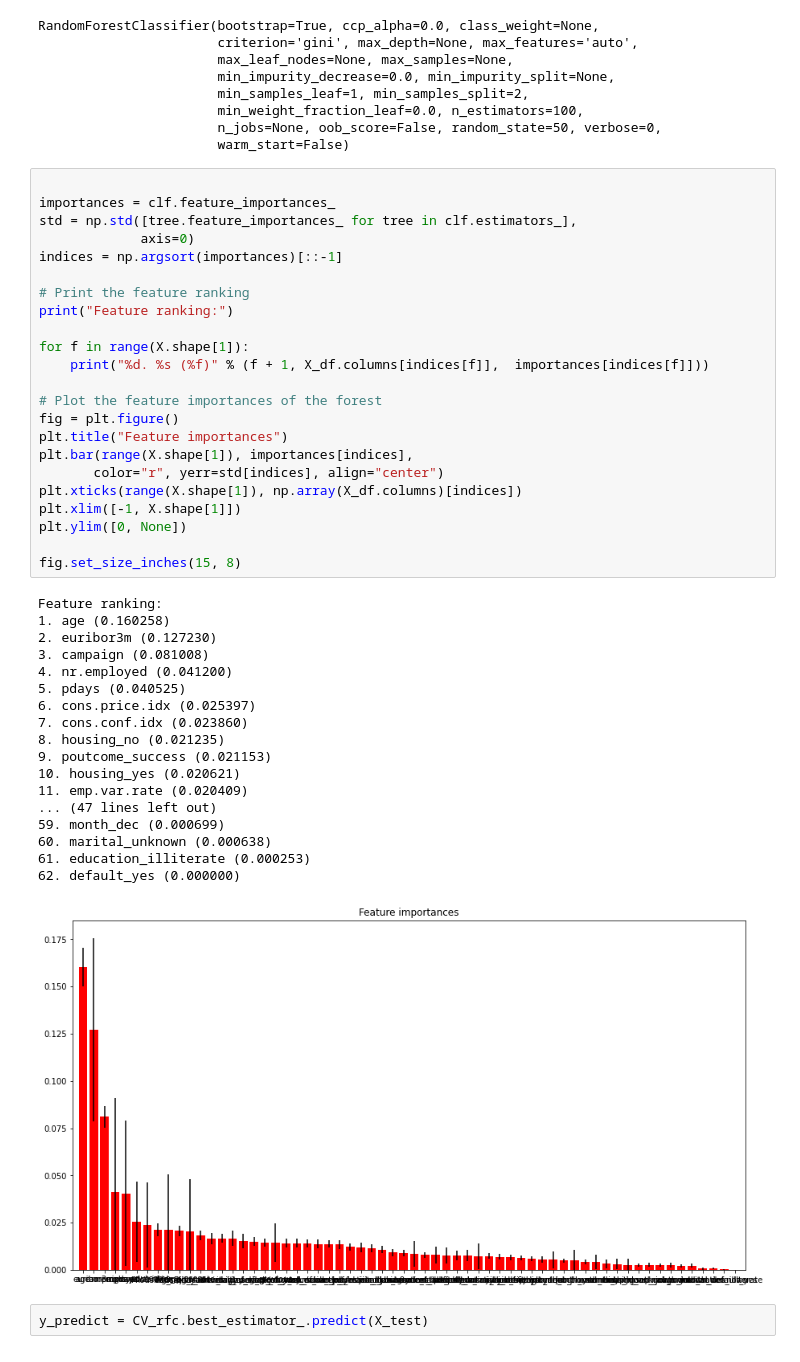
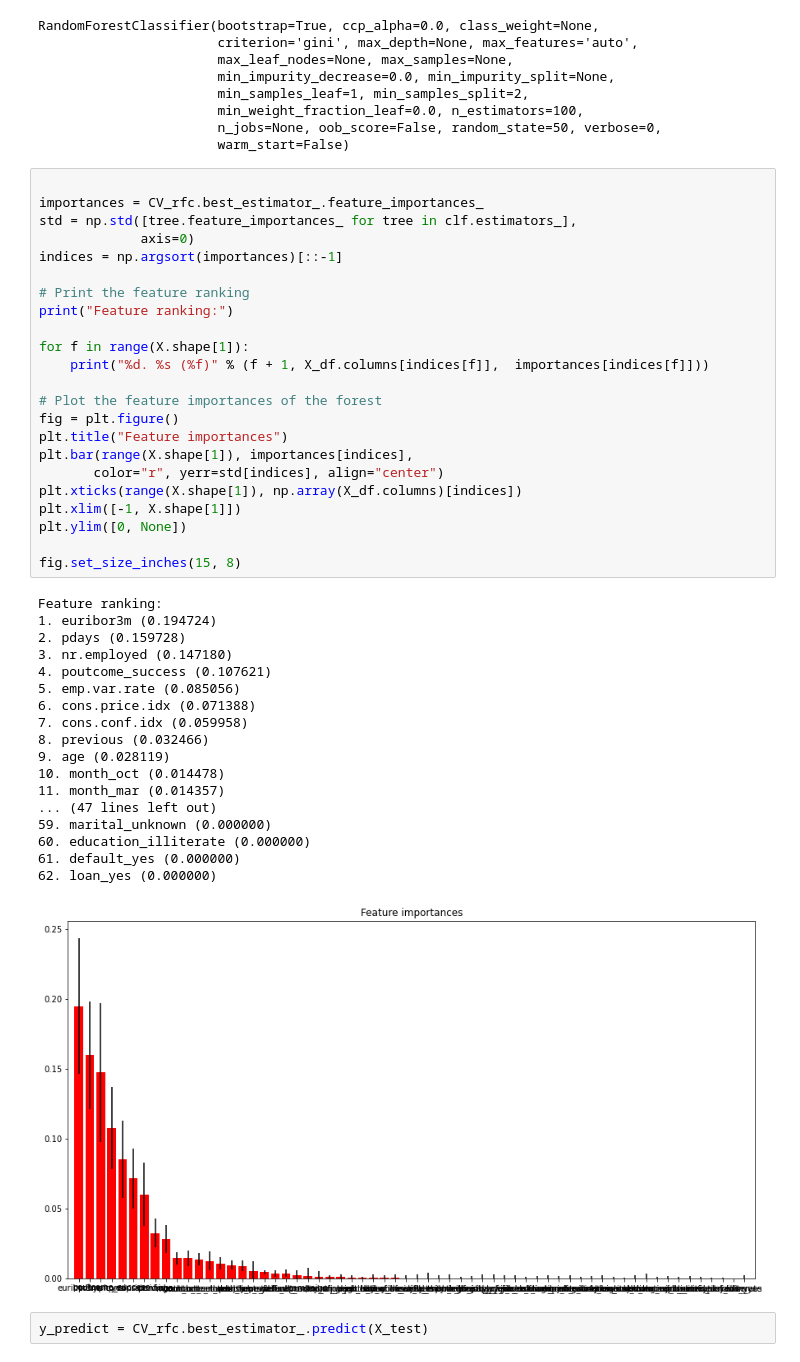
Before and after one commit to monali0802/CE888, a Jupyter notebook: Lab_3/bank_classification.ipynb, the cells around one changed output. Drawn from its saved outputs; the diff is of its cells as text.

```diff
--- a/Lab_3/bank_classification.ipynb
+++ b/Lab_3/bank_classification.ipynb
@@ -183,46 +200,46 @@ RandomForestClassifier(bootstrap=True, ccp_alpha=0.0, class_weight=None,
                        warm_start=False)
 # %%
 
-importances = clf.feature_importances_
+importances = CV_rfc.best_estimator_.feature_importances_
 std = np.std([tree.feature_importances_ for tree in clf.estimators_],
              axis=0)
 indices = np.argsort(importances)[::-1]
 
 # Print the feature ranking
 print("Feature ranking:")
 
 for f in range(X.shape[1]):
     print("%d. %s (%f)" % (f + 1, X_df.columns[indices[f]],  importances[indices[f]]))
 
 # Plot the feature importances of the forest
 fig = plt.figure()
 plt.title("Feature importances")
 plt.bar(range(X.shape[1]), importances[indices],
        color="r", yerr=std[indices], align="center")
 plt.xticks(range(X.shape[1]), np.array(X_df.columns)[indices])
 plt.xlim([-1, X.shape[1]])
 plt.ylim([0, None])
 
 fig.set_size_inches(15, 8)
 # %% [output]
 Feature ranking:
-1. age (0.160258)
-2. euribor3m (0.127230)
-3. campaign (0.081008)
-4. nr.employed (0.041200)
-5. pdays (0.040525)
-6. cons.price.idx (0.025397)
-7. cons.conf.idx (0.023860)
-8. housing_no (0.021235)
-9. poutcome_success (0.021153)
-10. housing_yes (0.020621)
-11. emp.var.rate (0.020409)
+1. euribor3m (0.194724)
+2. pdays (0.159728)
+3. nr.employed (0.147180)
+4. poutcome_success (0.107621)
+5. emp.var.rate (0.085056)
+6. cons.price.idx (0.071388)
+7. cons.conf.idx (0.059958)
+8. previous (0.032466)
+9. age (0.028119)
+10. month_oct (0.014478)
+11. month_mar (0.014357)
 ... (47 lines left out)
-59. month_dec (0.000699)
-60. marital_unknown (0.000638)
-61. education_illiterate (0.000253)
-62. default_yes (0.000000)
+59. marital_unknown (0.000000)
+60. education_illiterate (0.000000)
+61. default_yes (0.000000)
+62. loan_yes (0.000000)
-[figure, old version]
+[figure, new version]
 # %%
 y_predict = CV_rfc.best_estimator_.predict(X_test)
 # %%
```
Also changed, not shown: parts of 7 cells of this notebook.
